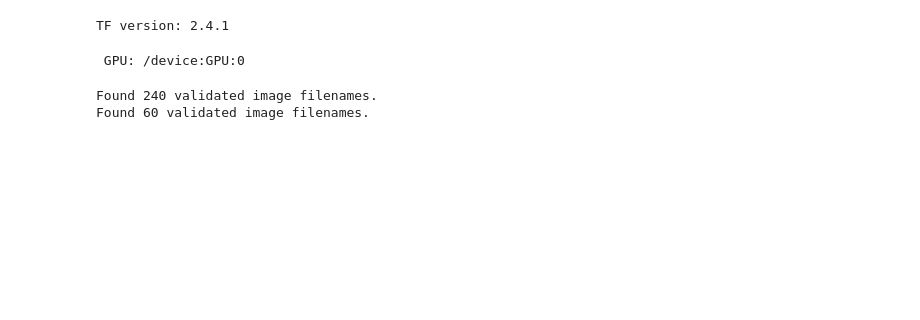
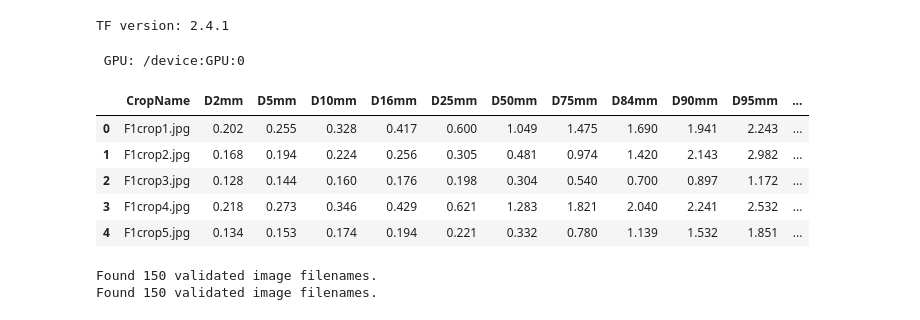
Before and after one commit to UNCG-DAISY/Instagrain, a Jupyter notebook: ML/src/SandNetModel.ipynb, the cells around one changed output. Drawn from its saved outputs; the diff is of its cells as text; code cells hidden in the pictures; blank space fills up the shorter version.

```diff
--- a/ML/src/SandNetModel.ipynb
+++ b/ML/src/SandNetModel.ipynb
@@ -53,27 +47,41 @@ callbacks = tf.keras.callbacks.EarlyStopping(monitor = 'val_loss',
+# %%
+#data
+df = pd.read_csv('../data/SedMLdata.csv')
+df.head()
+# %% [output]
+|  | CropName | D2mm | D5mm | D10mm | D16mm | D25mm | D50mm | D75mm | D84mm | D90mm | D95mm | ... |
+| 0 | F1crop1.jpg | 0.202 | 0.255 | 0.328 | 0.417 | 0.600 | 1.049 | 1.475 | 1.690 | 1.941 | 2.243 | ... |
+| 1 | F1crop2.jpg | 0.168 | 0.194 | 0.224 | 0.256 | 0.305 | 0.481 | 0.974 | 1.420 | 2.143 | 2.982 | ... |
+| 2 | F1crop3.jpg | 0.128 | 0.144 | 0.160 | 0.176 | 0.198 | 0.304 | 0.540 | 0.700 | 0.897 | 1.172 | ... |
+| 3 | F1crop4.jpg | 0.218 | 0.273 | 0.346 | 0.429 | 0.621 | 1.283 | 1.821 | 2.040 | 2.241 | 2.532 | ... |
+| 4 | F1crop5.jpg | 0.134 | 0.153 | 0.174 | 0.194 | 0.221 | 0.332 | 0.780 | 1.139 | 1.532 | 1.851 | ... |
 # %%
 #build data generators for training and validaton
 
-split = 0.2
+split = 0.5
 
 df = pd.read_csv('../data/SedMLdata.csv')
+columns=["D2mm", "D5mm", "D10mm", "D16mm",
+"D25mm","D50mm", "D75mm", "D84mm", "D90mm",
+"D95mm", "D98mm", "skew", "kurtosis"]
 
 # Define dirs and files
 train_data_dir = '../data/CropPics'
 
 # Add our data-augmentation parameters to ImageDataGenerator and split data
-train_datagen = ImageDataGenerator(rescale =1./255.,
+train_datagen = ImageDataGenerator(rescale = 1./255.,
                                    horizontal_flip = True,
                                    vertical_flip = True,
                                    validation_split = split)
 
 
 #set batch Size
-batch_size = 8
+batch_size = 4
 
 #set Image size (RGB so imshape is 3)
 pix_dim = 1024
-imsize = (pix_dim,pix_dim)
-imshape = (pix_dim,pix_dim,3)
+imsize = (pix_dim, pix_dim)
+imshape = (pix_dim, pix_dim, 3)
 
 # Flow training images in batches
 train_generator = train_datagen.flow_from_dataframe(dataframe = df,
@@ -81,10 +89,10 @@ train_generator = train_datagen.flow_from_dataframe(dataframe = df,
                                                     batch_size = batch_size,
                                                     class_mode = 'raw',
                                                     x_col = 'CropName',
-                                                    y_col = 'D50mm',
+                                                    y_col = columns,
                                                     target_size = imsize,
                                                     color_mode = 'rgb',
-                                                    subset='training')
+                                                    subset = 'training')
 
 # Flow validation images in batches
 validation_generator =  train_datagen.flow_from_dataframe(dataframe=df,
@@ -92,10 +100,10 @@ validation_generator =  train_datagen.flow_from_dataframe(dataframe=df,
                                                           batch_size = batch_size,
                                                           class_mode = 'raw',
                                                           x_col = 'CropName',
-                                                          y_col = 'D50mm',
+                                                          y_col = columns,
                                                           target_size = imsize,
                                                           color_mode = 'rgb',
-                                                          subset='validation')
+                                                          subset = 'validation')
 # %% [output]
-Found 240 validated image filenames.
-Found 60 validated image filenames.
+Found 150 validated image filenames.
+Found 150 validated image filenames.
```
Also changed, not shown: parts of 13 cells of this notebook.
